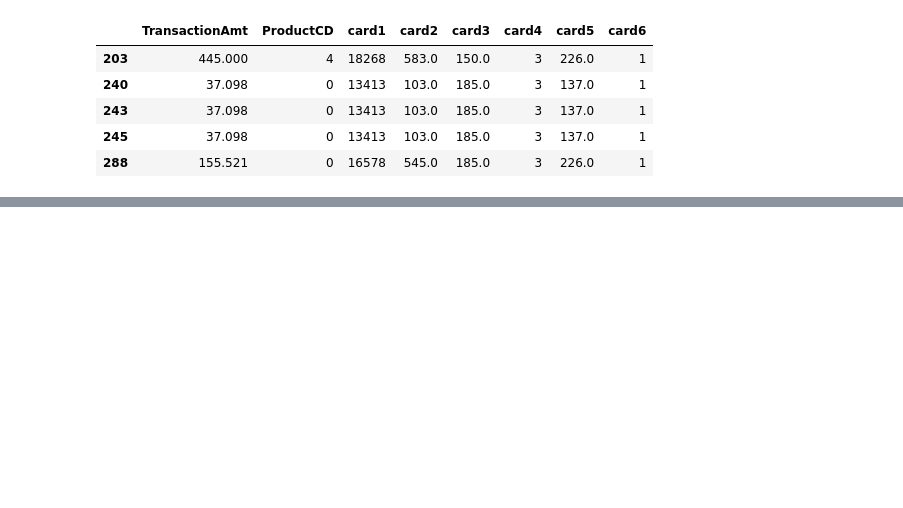
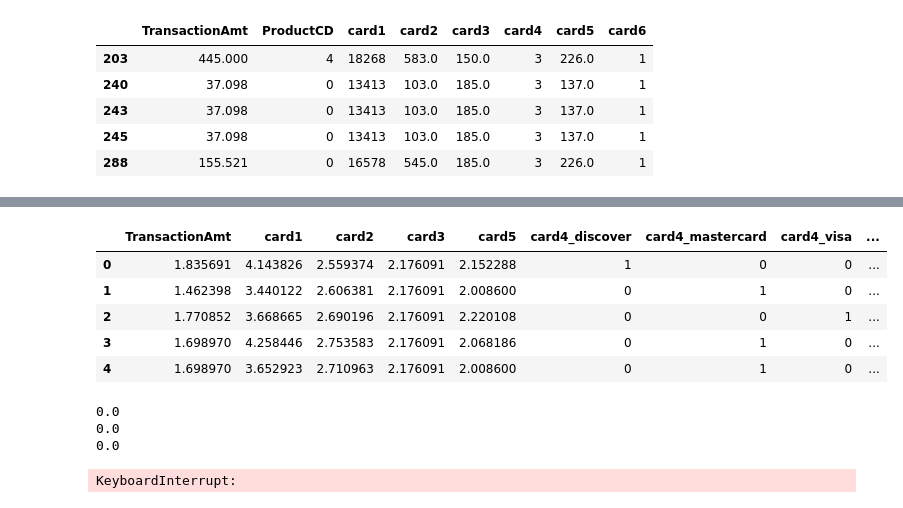
Before and after one commit to VladimirIsakov91/IEEE-CISFraudDetection, a Jupyter notebook: IEEE-CISFraudDetection.ipynb, the cells around one changed output, grey strips where cells are left out. Saved outputs shown, nothing was run; the diff lists cells and outputs as text; code cells hidden in the pictures; blank space fills up the shorter version.

```diff
--- a/IEEE-CISFraudDetection.ipynb
+++ b/IEEE-CISFraudDetection.ipynb
@@ -205,0 +206,11 @@ Dask Name: get_dummies, 99 tasks
+# %%
+X_[['TransactionAmt','card1', 'card2', 'card3', 'card5']] = numpy.log10(X_[['TransactionAmt','card1', 'card2', 'card3', 'card5']])
+# %%
+X_.head()
+# %% [output]
+|  | TransactionAmt | card1 | card2 | card3 | card5 | card4_discover | card4_mastercard | card4_visa | ... |
+| 0 | 1.835691 | 4.143826 | 2.559374 | 2.176091 | 2.152288 | 1 | 0 | 0 | ... |
+| 1 | 1.462398 | 3.440122 | 2.606381 | 2.176091 | 2.008600 | 0 | 1 | 0 | ... |
+| 2 | 1.770852 | 3.668665 | 2.690196 | 2.176091 | 2.220108 | 0 | 0 | 1 | ... |
+| 3 | 1.698970 | 4.258446 | 2.753583 | 2.176091 | 2.068186 | 0 | 1 | 0 | ... |
+| 4 | 1.698970 | 3.652923 | 2.710963 | 2.176091 | 2.008600 | 0 | 1 | 0 | ... |
@@ -205,0 +220,21 @@ Dask Name: get_dummies, 99 tasks
+# %%
+for train_index, test_index in cv.split(X_, y_):
+
+    train_index = train_index.tolist()
+    test_index = test_index.tolist()
+
+    X_train, X_test, y_train, y_test = X_[train_index, :], X_[test_index, :], y_[train_index], y_[test_index]
+    y1, y2 = y_train[y_train==1], y_train[y_train==0]
+    y3, y4 = y_test[y_test==1], y_test[y_test==0]
+
+    lr = LogisticRegression(random_state=SEED)
+    lr.fit(X=X_train, y=y_train)
+    y_pred = lr.predict(X_test)
+    y_pred, y_test = compute(y_pred, y_test)
+    recall = recall_score(y_true=y_test, y_pred=y_pred)
+    print(recall)
+# %% [output]
+0.0
+0.0
+0.0
+KeyboardInterrupt:
```
Also changed, not shown: parts of 17 cells of this notebook.
